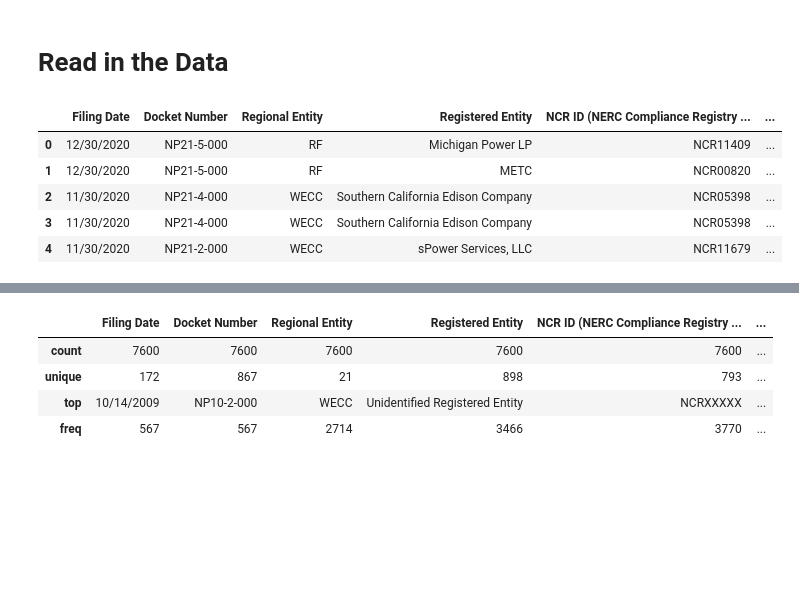
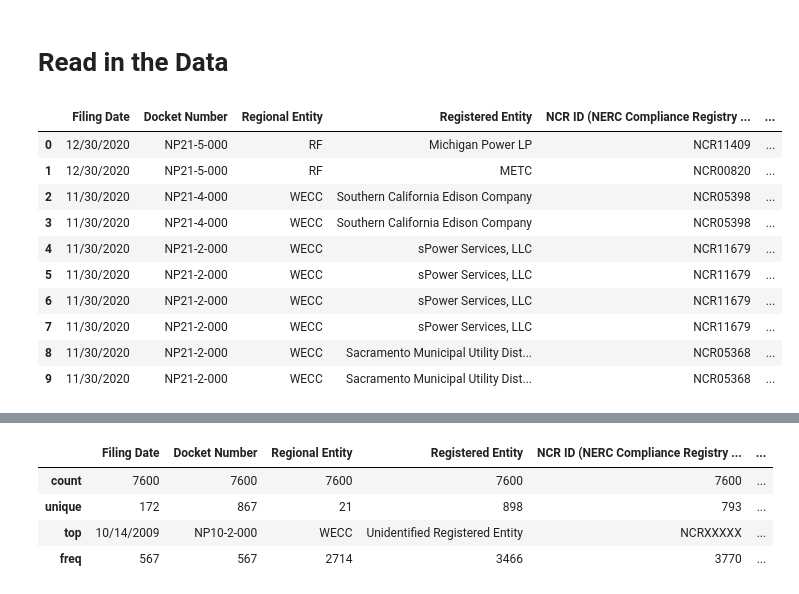
Before and after one commit to kkolodziej39/NERC_Fines, a Jupyter notebook: nerc_fines.ipynb, the cells around one changed output, grey strips where cells are left out. Cells and saved outputs as stored; diff of their text form; code cells hidden in the pictures; blank space fills up the shorter version.

```diff
--- a/nerc_fines.ipynb
+++ b/nerc_fines.ipynb
@@ -8,10 +10,15 @@ Brief overview here....
 allData = pd.read_csv("all_fines_2008_to_2020.csv", error_bad_lines=False)
 # %%
-allData.head(5)
+allData.head(10)
 # %% [output]
 |  | Filing Date | Docket Number | Regional Entity | Registered Entity | NCR ID (NERC Compliance Registry ... | ... |
 | 0 | 12/30/2020 | NP21-5-000 | RF | Michigan Power LP | NCR11409 | ... |
 | 1 | 12/30/2020 | NP21-5-000 | RF | METC | NCR00820 | ... |
 | 2 | 11/30/2020 | NP21-4-000 | WECC | Southern California Edison Company | NCR05398 | ... |
 | 3 | 11/30/2020 | NP21-4-000 | WECC | Southern California Edison Company | NCR05398 | ... |
 | 4 | 11/30/2020 | NP21-2-000 | WECC | sPower Services, LLC | NCR11679 | ... |
+| 5 | 11/30/2020 | NP21-2-000 | WECC | sPower Services, LLC | NCR11679 | ... |
+| 6 | 11/30/2020 | NP21-2-000 | WECC | sPower Services, LLC | NCR11679 | ... |
+| 7 | 11/30/2020 | NP21-2-000 | WECC | sPower Services, LLC | NCR11679 | ... |
+| 8 | 11/30/2020 | NP21-2-000 | WECC | Sacramento Municipal Utility Dist... | NCR05368 | ... |
+| 9 | 11/30/2020 | NP21-2-000 | WECC | Sacramento Municipal Utility Dist... | NCR05368 | ... |
```
Also changed, not shown: parts of 23 cells of this notebook.
